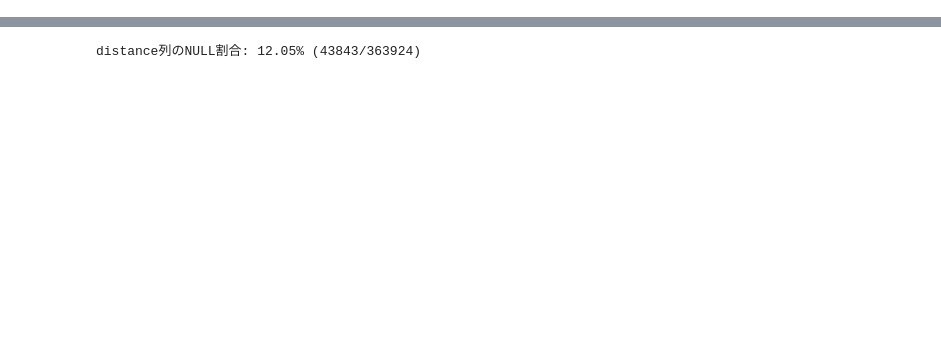
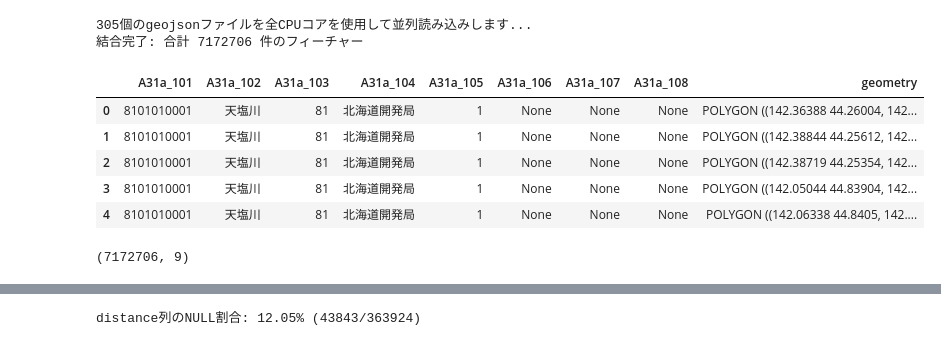
Before and after one commit to tomoya-kmt/signature, a Jupyter notebook: my_code/data_preprocess.ipynb, the cells around one changed output, grey strips where cells are left out. Drawn from its saved outputs; the diff is of its cells as text; code cells hidden in the pictures; blank space fills up the shorter version.

```diff
--- a/my_code/data_preprocess.ipynb
+++ b/my_code/data_preprocess.ipynb
@@ -9,6 +9,22 @@ from autogluon.tabular import TabularDataset,TabularPredictor
 from sklearn.model_selection import train_test_split
 import utils
 import geopandas as gpd
+# %%
+gdf_json = utils.merge_geojson_files(r'C:\Users\km20186\project\signature\data\train\浸水想定区域\10_計画規模')
+display(gdf_json.head())
+# %% [output]
+305個のgeojsonファイルを全CPUコアを使用して並列読み込みします...
+結合完了: 合計 7172706 件のフィーチャー
+|  | A31a_101 | A31a_102 | A31a_103 | A31a_104 | A31a_105 | A31a_106 | A31a_107 | A31a_108 | geometry |
+| 0 | 8101010001 | 天塩川 | 81 | 北海道開発局 | 1 | None | None | None | POLYGON ((142.36388 44.26004, 142... |
+| 1 | 8101010001 | 天塩川 | 81 | 北海道開発局 | 1 | None | None | None | POLYGON ((142.38844 44.25612, 142... |
+| 2 | 8101010001 | 天塩川 | 81 | 北海道開発局 | 1 | None | None | None | POLYGON ((142.38719 44.25354, 142... |
+| 3 | 8101010001 | 天塩川 | 81 | 北海道開発局 | 1 | None | None | None | POLYGON ((142.05044 44.83904, 142... |
+| 4 | 8101010001 | 天塩川 | 81 | 北海道開発局 | 1 | None | None | None | POLYGON ((142.06338 44.8405, 142.... |
+# %%
+gdf_json.shape
+# %% [output]
+(7172706, 9)
 # %%
 # pandasの表示設定
 pd.set_option('display.max_columns', None)  # すべての列を表示
```
Also changed, not shown: parts of 11 cells of this notebook, 4 other files.
